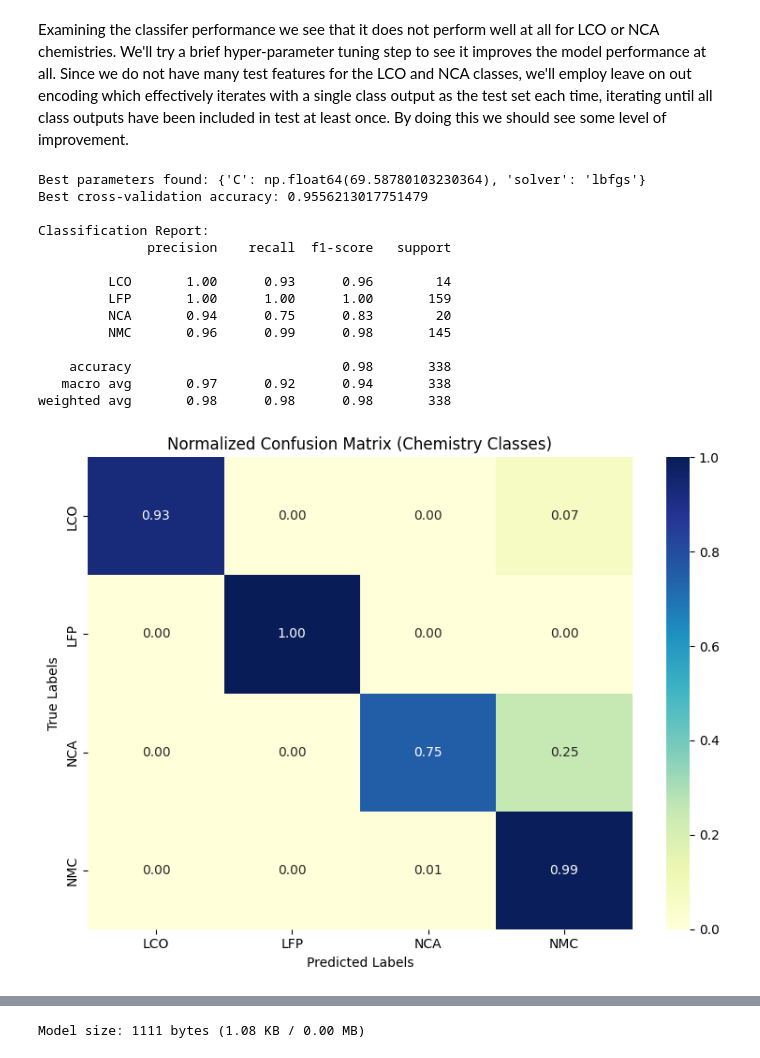
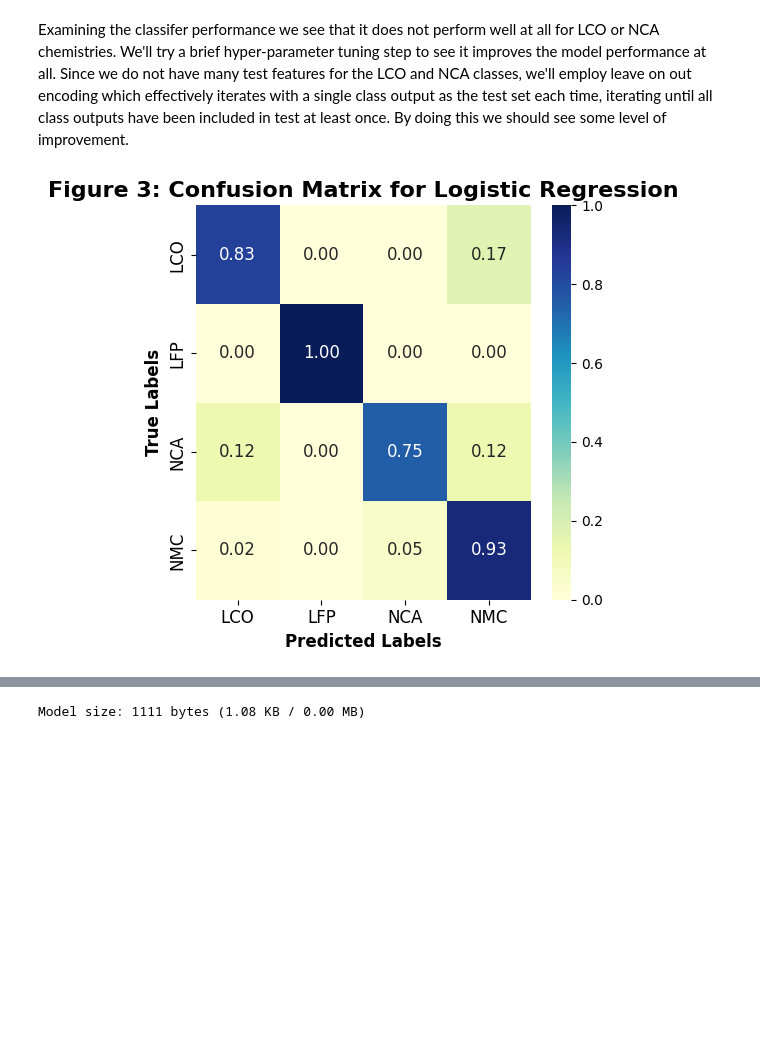
Before and after one commit to MJonesUmich/Battery_Classifier, a Jupyter notebook: notebooks/05_Logistic_Regression_Exploration.ipynb, the cells around one changed output, grey strips where cells are left out. Drawn from its saved outputs; the diff is of its cells as text; code cells hidden in the pictures; blank space fills up the shorter version.

```diff
--- a/notebooks/05_Logistic_Regression_Exploration.ipynb
+++ b/notebooks/05_Logistic_Regression_Exploration.ipynb
@@ -160,6 +171,9 @@ Here is a quick overview:
 # %% [markdown]
 Now we'll separate between betweeen input and output feaures, we'll train the model, and compare the confusion matrix
 # %%
+for_report = True
+
+
 # Split between outcome and input variables
 training_column = "chemistry"
 y = strip_df[[training_column]]
@@ -194,11 +208,13 @@ labels = encoder.classes_
 # Plot confusion matrix
 plt.figure(figsize=(8, 6))
 sns.heatmap(cm, annot=True, fmt='.2f', cmap='YlGnBu',
-            xticklabels=labels, yticklabels=labels)
+            xticklabels=labels, yticklabels=labels, annot_kws={"size": 12})
+plt.title("Confusion Matrix")
 
-plt.title("Confusion Matrix")
-plt.xlabel("Predicted Labels")
-plt.ylabel("True Labels")
+plt.xlabel("Predicted Labels", fontsize=12, fontweight='bold')
+plt.ylabel("True Labels", fontsize=12, fontweight='bold')
+plt.xticks(fontsize=12)
+plt.yticks(fontsize=12)
 plt.show()
 
 # Print classification report too
@@ -250,51 +266,45 @@ random_search = RandomizedSearchCV(
     estimator=logreg,
     param_distributions=param_dist,
     n_iter=20,
     cv=loo,
     scoring='accuracy',
     n_jobs=-1,
     random_state=42
 )
 
 # Execute the random search
 random_search.fit(X_scaled, y_encoded)
 
 # Callout best model and its parameters
 best_model = random_search.best_estimator_
 print("Best parameters found:", random_search.best_params_)
 print("Best cross-validation accuracy:", random_search.best_score_)
 
 # Generate predictions based on the LOO training
 predictions = best_model.predict(X_scaled)
 
 # Examine prediction performance
 print("\nClassification Report:")
 print(classification_report(y_encoded, predictions, target_names=labels))
 
 # Show the confusion matrix
 cm_normalized = confusion_matrix(y_encoded, predictions, normalize='true')
 
-plt.figure(figsize=(8,6))
-sns.heatmap(cm_normalized, annot=True, fmt='.2f', cmap='YlGnBu',
-            xticklabels=labels, yticklabels=labels)
-plt.title("Normalized Confusion Matrix (Chemistry Classes)")
-plt.xlabel("Predicted Labels")
-plt.ylabel("True Labels")
+# Plot confusion matrix
+plt.figure(figsize=(5, 5))
+sns.heatmap(cm, annot=True, fmt='.2f', cmap='YlGnBu',
+            xticklabels=labels, yticklabels=labels, annot_kws={"size": 12})
+
+if for_report == True:
+    plt.title("Figure 3: Confusion Matrix for Log-Reg", fontsize=16, fontweight='bold')
+else:
+    plt.title("Confusion Matrix")
+
+plt.xlabel("Predicted Labels", fontsize=12, fontweight='bold')
+plt.ylabel("True Labels", fontsize=12, fontweight='bold')
+plt.xticks(fontsize=12)
+plt.yticks(fontsize=12)
 plt.tight_layout()
 plt.show()
 # %% [output]
-Best parameters found: {'C': np.float64(69.58780103230364), 'solver': 'lbfgs'}
-Best cross-validation accuracy: 0.9556213017751479
-
-Classification Report:
-              precision    recall  f1-score   support
-
-         LCO       1.00      0.93      0.96        14
-         LFP       1.00      1.00      1.00       159
-         NCA       0.94      0.75      0.83        20
-         NMC       0.96      0.99      0.98       145
-
-    accuracy                           0.98       338
-   macro avg       0.97      0.92      0.94       338
-weighted avg       0.98      0.98      0.98       338
-[figure, old version]
+[figure, new version]
```
Also changed, not shown: parts of 6 cells of this notebook, 4 other files.
